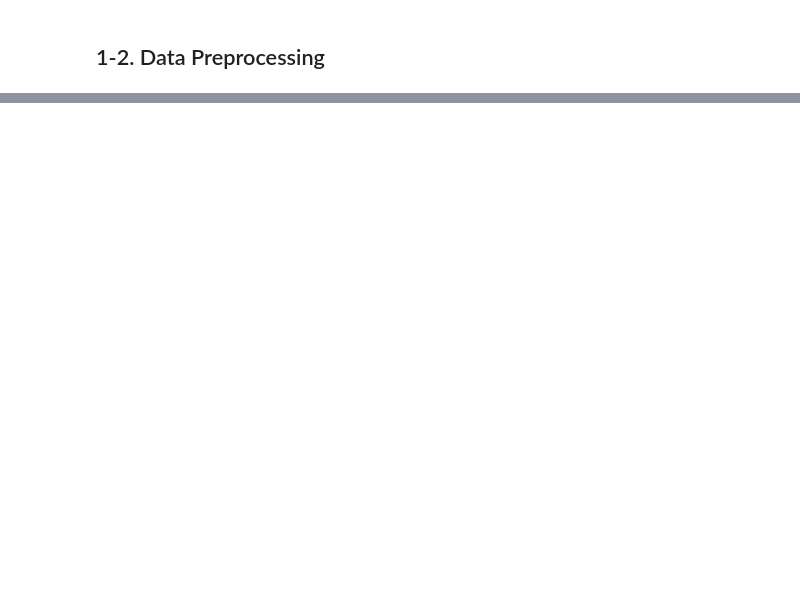
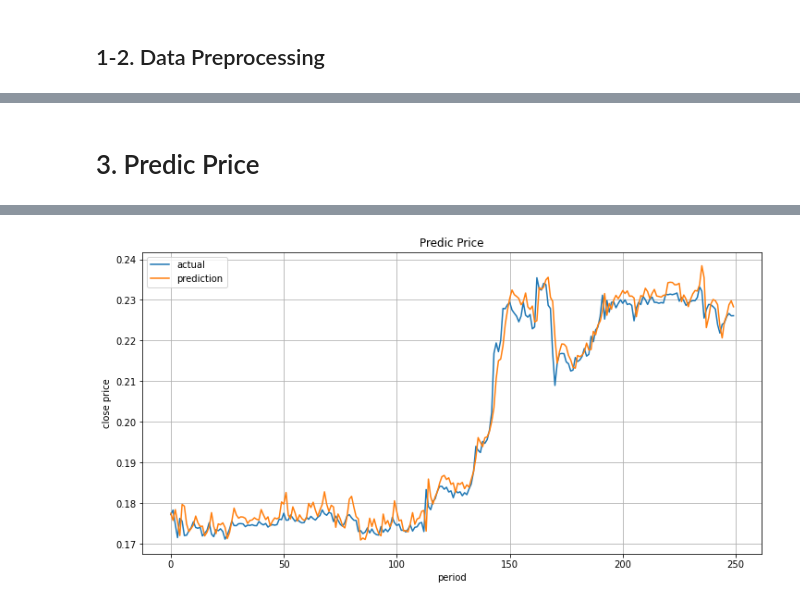
Before and after one commit to K-Digital-Coin/K-Digital_pjt_DA, a Jupyter notebook: 2_Tensorflow_LSTM.ipynb, the cells around one changed output, grey strips where cells are left out. Saved outputs shown, nothing was run; the diff lists cells and outputs as text; code cells hidden in the pictures; blank space fills up the shorter version.

Commit message:
Update Tensorflow-LSTM model

```diff
--- a/2_Tensorflow_LSTM.ipynb
+++ b/2_Tensorflow_LSTM.ipynb
@@ -89,0 +149,14 @@ rf_pdf = pd.DataFrame(p_scaler.inverse_transform(fpdf),columns=p_scale_cols)
+# %%
+split = - 250
+cx_train = cX[0:split]
+cy_train = cY[0:split]
+cx_test = cX[split:]
+cy_test = cY[split:]
+print(cx_train.shape, cy_train.shape)
+print(cx_test.shape, cy_test.shape,'\n')
+px_train = pX[0:split]
+py_train = pY[0:split]
+px_test = pX[split:]
+py_test = pY[split:]
+print(px_train.shape, py_train.shape)
+print(px_test.shape, py_test.shape,'\n')
@@ -89,0 +171,6 @@ rf_pdf = pd.DataFrame(p_scaler.inverse_transform(fpdf),columns=p_scale_cols)
+# %%
+# Build up C-Model
+c_model = Sequential()
+c_model.add(LSTM(128,activation='tanh',input_shape=cx_train[0].shape))
+c_model.add(Dense(1, activation='linear'))
+c_model.summary()
@@ -89,0 +215,4 @@ rf_pdf = pd.DataFrame(p_scaler.inverse_transform(fpdf),columns=p_scale_cols)
+# %%
+c_model.compile(loss='mse', optimizer='adam', metrics=['mae'])
+early_stop = EarlyStopping(monitor='val_loss', patience=5)
+c_model.fit(cx_train, cy_train, validation_data=(cx_test, cy_test), epochs=100, batch_size=64, callbacks=[early_stop])
@@ -89,0 +266,17 @@ rf_pdf = pd.DataFrame(p_scaler.inverse_transform(fpdf),columns=p_scale_cols)
+# %% [markdown]
+# 3. Predic Price
+# %%
+# predic C-Model
+c_pred = c_model.predict(cx_test)
+
+plt.figure(figsize=(12, 6))
+plt.title('Predic Price')
+plt.xlabel('period')
+plt.ylabel('close price')
+plt.plot(cy_test, label='actual')
+plt.plot(c_pred, label='prediction')
+plt.grid()
+plt.legend(loc='best')
+
+plt.show()
+# %% [output]
@@ -89,0 +284 @@ rf_pdf = pd.DataFrame(p_scaler.inverse_transform(fpdf),columns=p_scale_cols)
+[figure, added]
```
Also changed, not shown: parts of 23 cells of this notebook, 2 other files.
